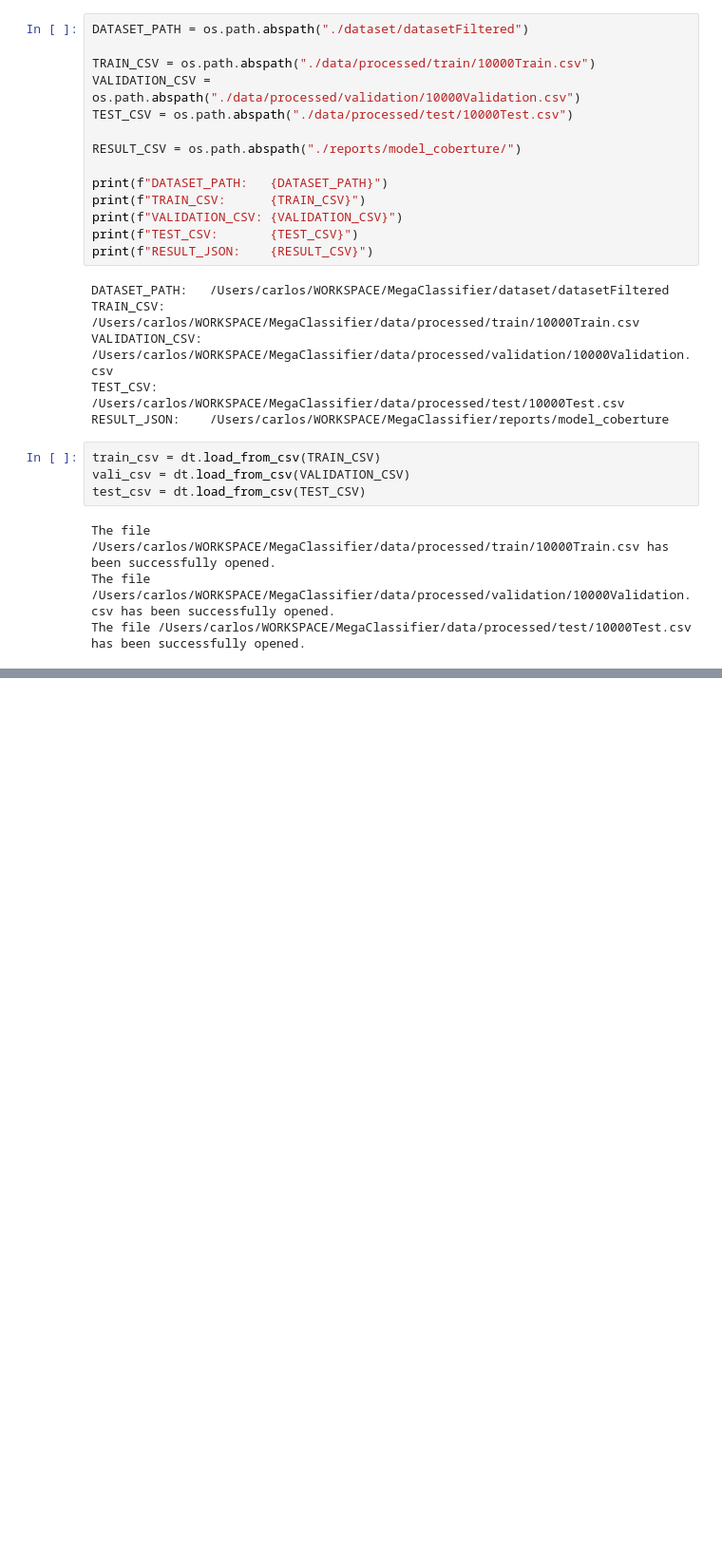
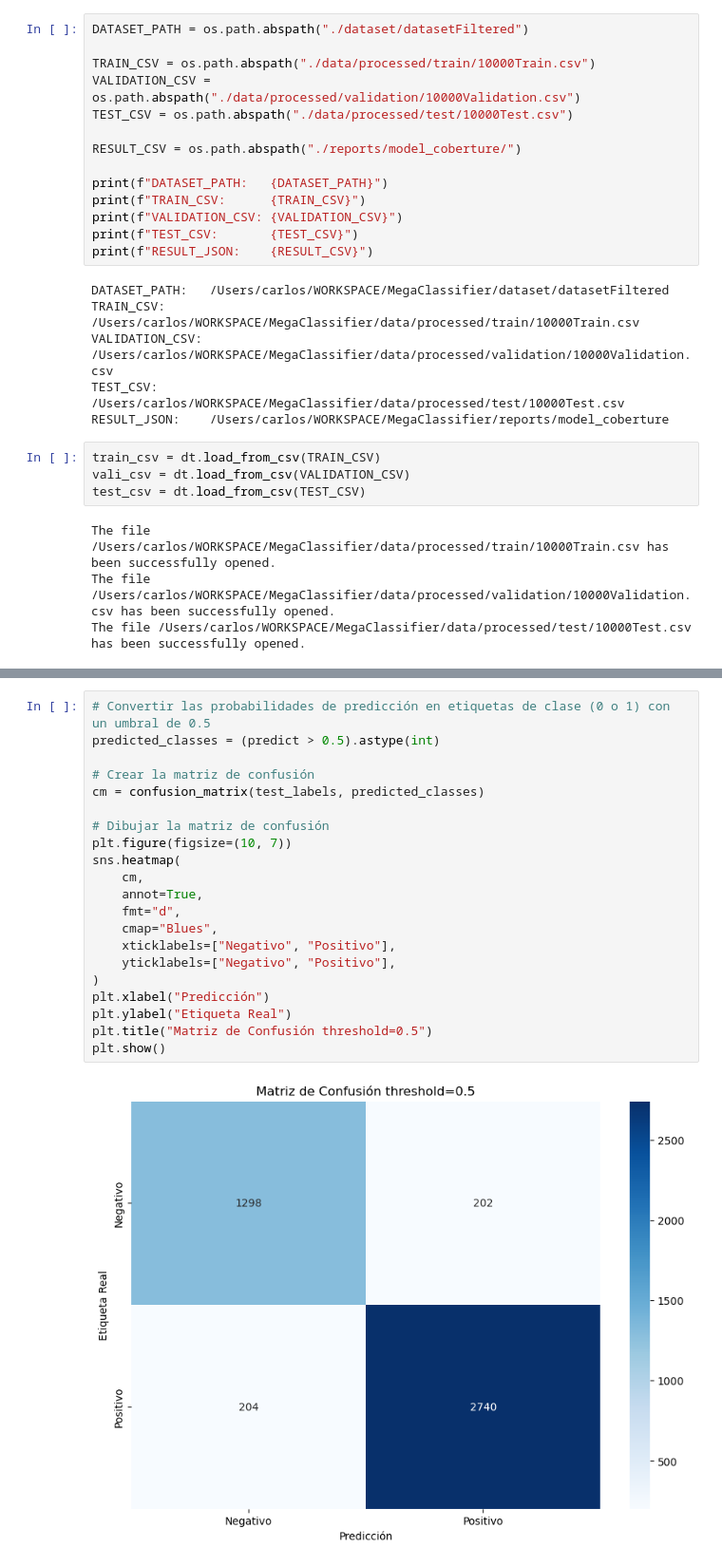
Before and after one commit to byLiTTo/MegaClassifier, a Jupyter notebook: 05_a_Original_MobileNetV2_V1.ipynb, the cells around one changed output, grey strips where cells are left out. Shown at 95% size. Drawn from its saved outputs; the diff is of its cells as text; blank space fills up the shorter version.

```diff
--- a/05_a_Original_MobileNetV2_V1.ipynb
+++ b/05_a_Original_MobileNetV2_V1.ipynb
@@ -234,0 +370,23 @@ best_model.evaluate(test_generator)
+# %%
+# Convertir las probabilidades de predicción en etiquetas de clase (0 o 1) con un umbral de 0.5
+predicted_classes = (predict > 0.5).astype(int)
+
+# Crear la matriz de confusión
+cm = confusion_matrix(test_labels, predicted_classes)
+
+# Dibujar la matriz de confusión
+plt.figure(figsize=(10, 7))
+sns.heatmap(
+    cm,
+    annot=True,
+    fmt="d",
+    cmap="Blues",
+    xticklabels=["Negativo", "Positivo"],
+    yticklabels=["Negativo", "Positivo"],
+)
+plt.xlabel("Predicción")
+plt.ylabel("Etiqueta Real")
+plt.title("Matriz de Confusión threshold=0.5")
+plt.show()
+# %% [output]
+[figure, added]
```
Also changed, not shown: parts of 13 cells of this notebook, 59 other files.
